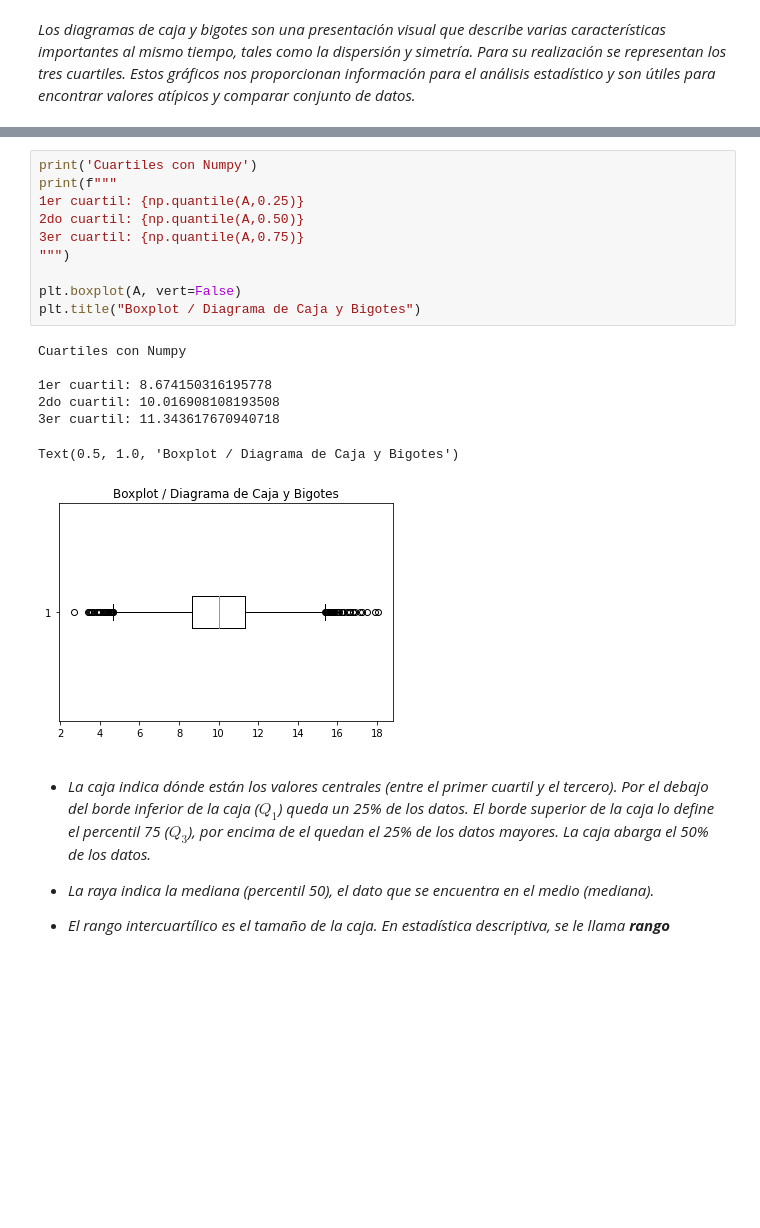
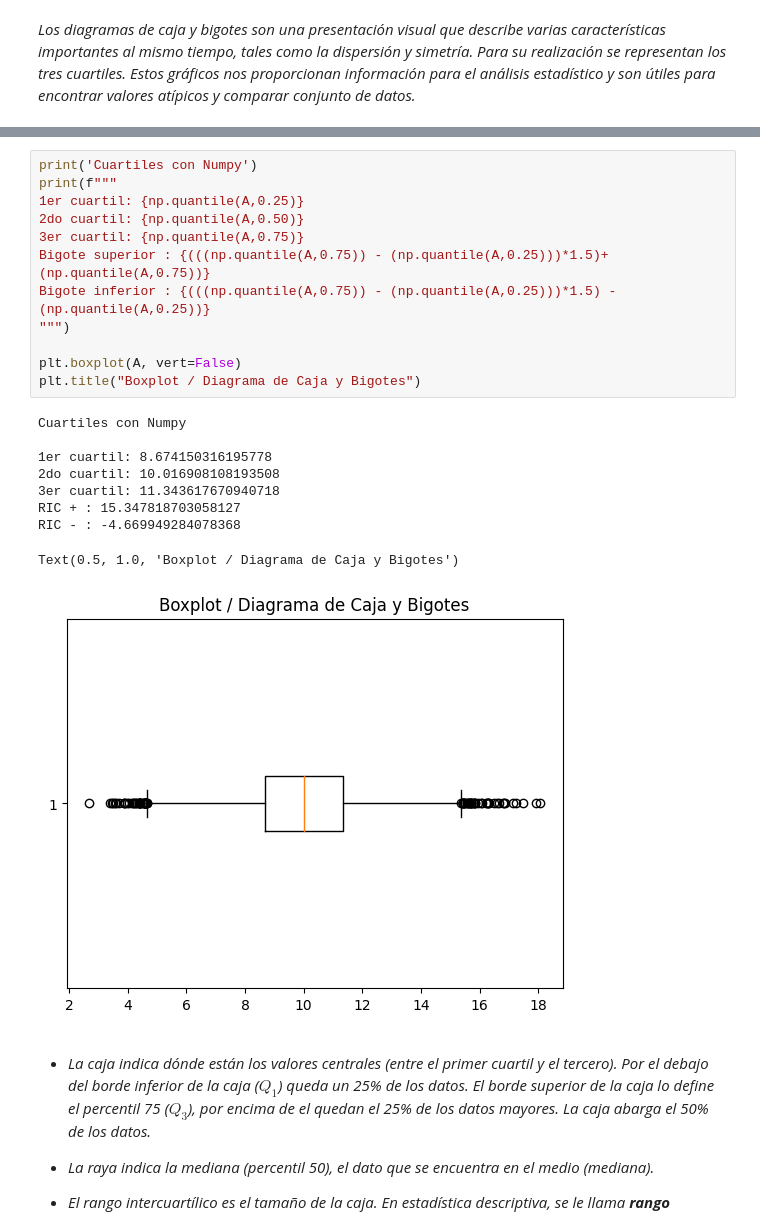
Before and after one commit to Marcelooyola/DiplomaturaUDA, a Jupyter notebook: ed_01.ipynb, the cells around one changed output, grey strips where cells are left out. Saved outputs shown, nothing was run; the diff lists cells and outputs as text; blank space fills up the shorter version.

```diff
--- a/ed_01.ipynb
+++ b/ed_01.ipynb
@@ -281,21 +281,25 @@ array([ 2.6871198 ,  8.67415032, 10.01690811, 11.34361767, 18.05369809])
 # %%
 print('Cuartiles con Numpy')
 print(f"""
 1er cuartil: {np.quantile(A,0.25)}
 2do cuartil: {np.quantile(A,0.50)}
 3er cuartil: {np.quantile(A,0.75)}
+Bigote superior : {(((np.quantile(A,0.75)) - (np.quantile(A,0.25)))*1.5)+ (np.quantile(A,0.75))}
+Bigote inferior : {(((np.quantile(A,0.75)) - (np.quantile(A,0.25)))*1.5) - (np.quantile(A,0.25))}
 """)
 
 plt.boxplot(A, vert=False)
 plt.title("Boxplot / Diagrama de Caja y Bigotes")
 # %% [output]
 Cuartiles con Numpy
 
 1er cuartil: 8.674150316195778
 2do cuartil: 10.016908108193508
 3er cuartil: 11.343617670940718
+RIC + : 15.347818703058127
+RIC - : -4.669949284078368
 Text(0.5, 1.0, 'Boxplot / Diagrama de Caja y Bigotes')
-[figure, old version]
+[figure, new version]
 # %% [markdown]
 * *La caja indica dónde están los valores centrales (entre el primer cuartil y el tercero). Por el debajo del borde inferior de la caja ($Q_1$) queda un 25% de los datos. El borde superior de la caja lo define el percentil 75 ($Q_3$), por encima de el quedan el 25% de los datos mayores. La caja abarga el 50% de los datos.*
 
```
